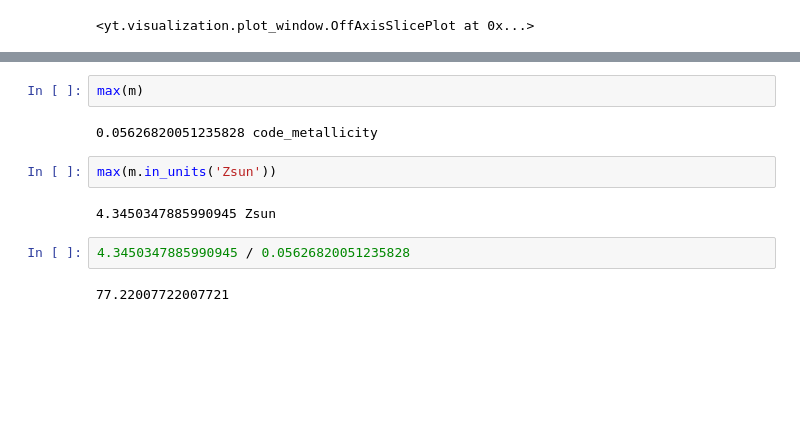
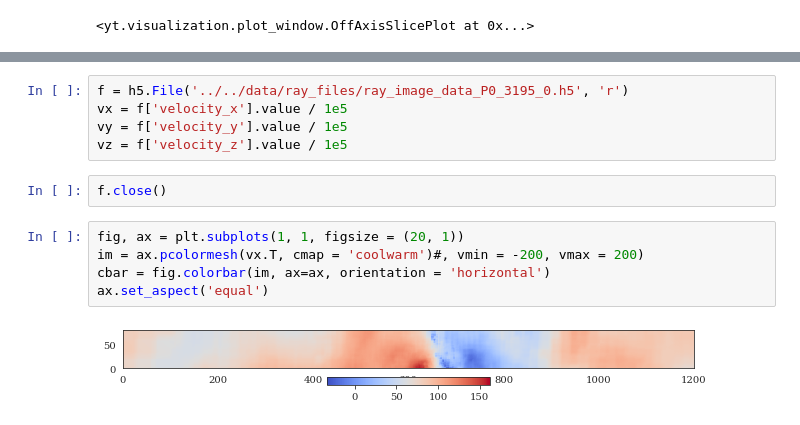
Before and after one commit to ibutsky/synthetic_spectra, a Jupyter notebook: scripts/plotting/sightline_analysis.ipynb, the cells around one changed output, grey strips where cells are left out. Saved outputs shown, nothing was run; the diff lists cells and outputs as text; blank space fills up the shorter version.

```diff
--- a/scripts/plotting/sightline_analysis.ipynb
+++ b/scripts/plotting/sightline_analysis.ipynb
@@ -319,12 +332,14 @@ YTArray([0., 0., 0., ..., 0., 0., 0.]) code_metallicity
-# %%
-max(m)
-# %% [output]
-0.05626820051235828 code_metallicity
-# %%
-max(m.in_units('Zsun'))
-# %% [output]
-4.3450347885990945 Zsun
-# %%
-4.3450347885990945 / 0.05626820051235828
-# %% [output]
-77.22007722007721
+# %%
+f = h5.File('../../data/ray_files/ray_image_data_P0_3195_0.h5', 'r')
+vx = f['velocity_x'].value / 1e5
+vy = f['velocity_y'].value / 1e5
+vz = f['velocity_z'].value / 1e5
+# %%
+f.close()
+# %%
+fig, ax = plt.subplots(1, 1, figsize = (20, 1))
+im = ax.pcolormesh(vx.T, cmap = 'coolwarm')#, vmin = -200, vmax = 200)
+cbar = fig.colorbar(im, ax=ax, orientation = 'horizontal')
+ax.set_aspect('equal')
+# %% [output]
+[figure, added]
```
Also changed, not shown: parts of 38 cells of this notebook, 2 other files.
